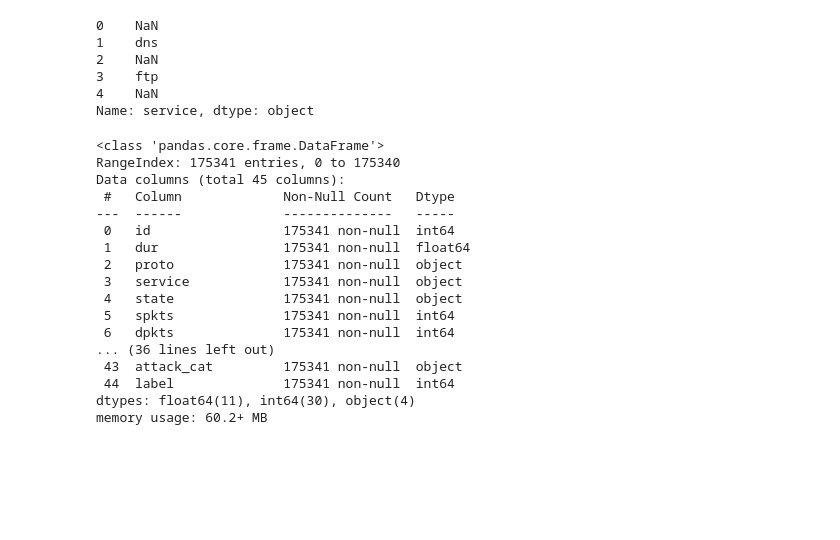
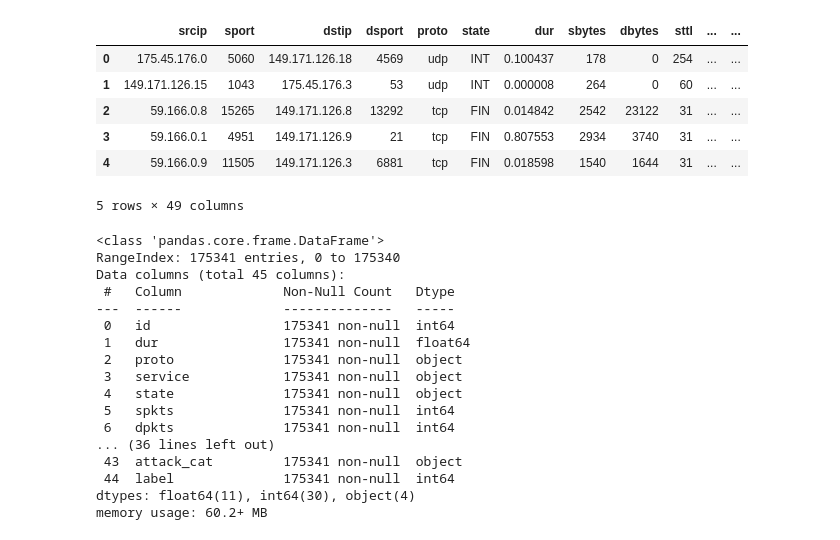
Before and after one commit to DezS4125/An-IDS, a Jupyter notebook: checkDataset.ipynb, the cells around one changed output. Drawn from its saved outputs; the diff is of its cells as text; code cells hidden in the pictures; blank space fills up the shorter version.

```diff
--- a/checkDataset.ipynb
+++ b/checkDataset.ipynb
@@ -8,14 +8,15 @@ import pandas as pd
 # %%
 df = pd.read_csv(dataset4)
 # %%
-df["service"].head()
+df.head()
 # %% [output]
+|  | srcip | sport | dstip | dsport | proto | state | dur | sbytes | dbytes | sttl | ... | ... |
+| 0 | 175.45.176.0 | 5060 | 149.171.126.18 | 4569 | udp | INT | 0.100437 | 178 | 0 | 254 | ... | ... |
+| 1 | 149.171.126.15 | 1043 | 175.45.176.3 | 53 | udp | INT | 0.000008 | 264 | 0 | 60 | ... | ... |
+| 2 | 59.166.0.8 | 15265 | 149.171.126.8 | 13292 | tcp | FIN | 0.014842 | 2542 | 23122 | 31 | ... | ... |
+| 3 | 59.166.0.1 | 4951 | 149.171.126.9 | 21 | tcp | FIN | 0.807553 | 2934 | 3740 | 31 | ... | ... |
+| 4 | 59.166.0.9 | 11505 | 149.171.126.3 | 6881 | tcp | FIN | 0.018598 | 1540 | 1644 | 31 | ... | ... |
-0    NaN
-1    dns
-2    NaN
-3    ftp
-4    NaN
-Name: service, dtype: object
+5 rows × 49 columns
 # %%
 df.info()
 # %% [output]
```
Also changed, not shown: 5 other files.
